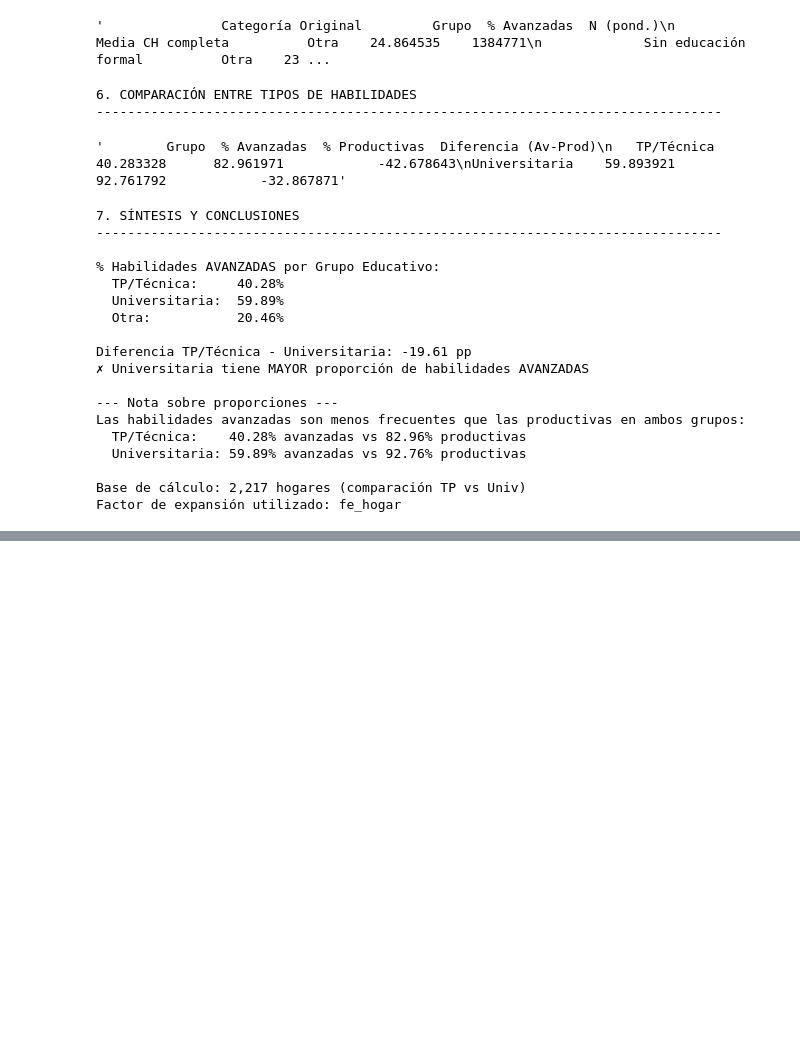
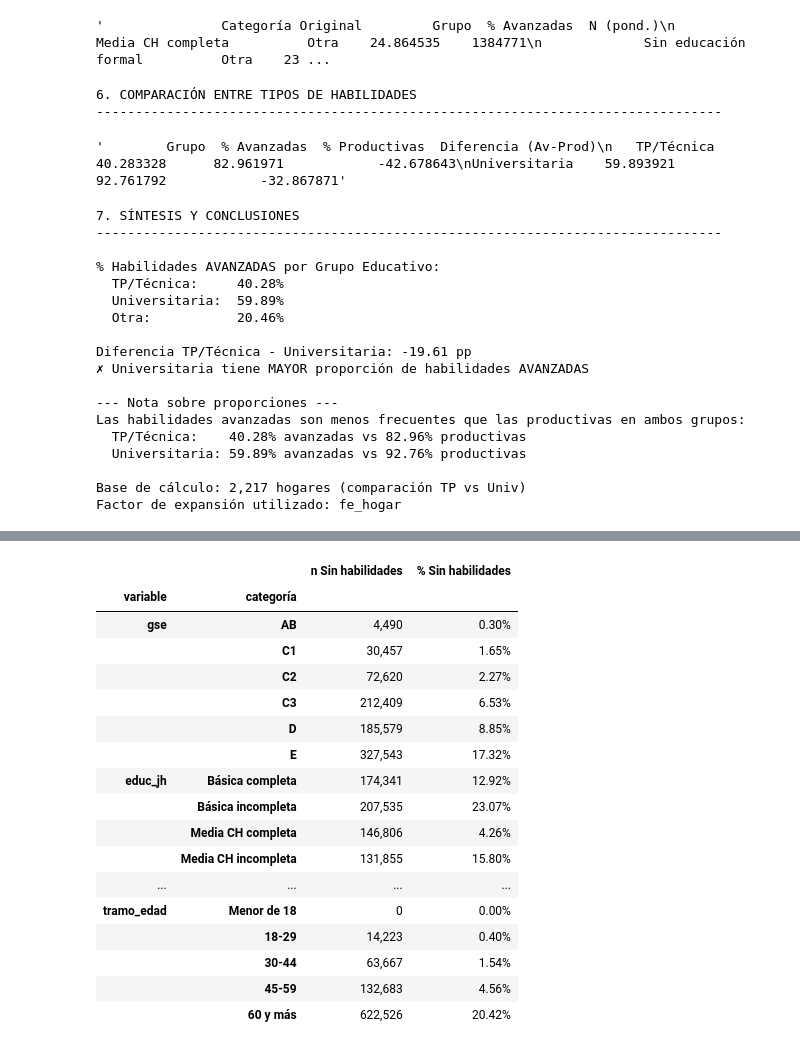
Before and after one commit to tomasleale/eaui2026, a Jupyter notebook: eaui2026.ipynb, the cells around one changed output, grey strips where cells are left out. Saved outputs shown, nothing was run; the diff lists cells and outputs as text; code cells hidden in the pictures; blank space fills up the shorter version.

```diff
--- a/eaui2026.ipynb
+++ b/eaui2026.ipynb
@@ -3465,0 +3518,72 @@ Factor de expansión utilizado: fe_hogar
+# %%
+# ============================================================
+# Relación entre 'Sin habilidades' y variables sociodemográficas
+# Factor de expansión: fe_personas
+# ============================================================
+from IPython.display import display, HTML
+
+_vars_cruce = ['gse', 'educ_jh', 'tramo_edad']
+_factor     = 'fe_personas'
+
+def _html_titulo(titulo):
+    display(HTML(f'<h4 style="margin:16px 0 4px">{titulo}</h4>'))
+
+def _html_tabla(df):
+    styled = (
+        df.style
+          .format({'n Sin habilidades': '{:,.0f}', 'n_ponderado': '{:,.0f}',
+                   '% Sin habilidades': '{:.2f}%', '%': '{:.2f}%'})
+          .set_table_styles([
+              {'selector': 'thead th',
+               'props': 'background:#2c3e50;color:#fff;padding:6px 10px;text-align:center'},
+              {'selector': 'tbody td',
+               'props': 'padding:5px 10px;border-bottom:1px solid #ddd'},
+              {'selector': 'tbody tr:hover',
+               'props': 'background:#f0f4ff'},
+              {'selector': 'th.row_heading',
+               'props': 'text-align:left;padding:5px 10px;background:#ecf0f1'},
+          ])
+    )
+    display(styled)
+
+# --- 1. Tabla única de relación ---
+_filas = []
+for _var in _vars_cruce:
+    _sub = df[[_var, 'nivel_habilidades', _factor]].dropna()
+    _t = _sub.pivot_table(
+        values=_factor, index=_var, columns='nivel_habilidades',
+        aggfunc='sum', fill_value=0, observed=True
+    )
+    if 'Sin habilidades' not in _t.columns:
+        continue
+    _t_pct = _t.div(_t.sum(axis=1), axis=0).mul(100).round(2)
+    for _cat in _t.index:
+        _filas.append({
+            'variable'         : _var,
+            'categoría'        : str(_cat),
+            'n Sin habilidades': int(round(_t.loc[_cat, 'Sin habilidades'])),
+            '% Sin habilidades': _t_pct.loc[_cat, 'Sin habilidades'],
+        })
+
+_tabla_rel = pd.DataFrame(_filas).set_index(['variable', 'categoría'])
+_html_titulo("% 'Sin habilidades' por categoría de variable sociodemográfica &nbsp;<small>(fe_personas)</small>")
+_html_tabla(_tabla_rel)
+
+# --- 2. Frecuencias de cada variable sociodemográfica (tabla única) ---
+_freq_filas = []
+for _var in _vars_cruce:
+    _sub = df[[_var, _factor]].dropna()
+    _tot = _sub[_factor].sum()
+    _g = _sub.groupby(_var, observed=True)[_factor].sum()
+    for _cat, _n in _g.items():
+        _freq_filas.append({
+            'variable' : _var,
+            'categoría': str(_cat),
+            'n_ponderado': int(round(_n)),
+            '%'          : round(_n / _tot * 100, 2),
+        })
+
+_tabla_freq = pd.DataFrame(_freq_filas).set_index(['variable', 'categoría'])
+_html_titulo("Frecuencias por variable sociodemográfica &nbsp;<small>(fe_personas)</small>")
+_html_tabla(_tabla_freq)
+# %% [output]
@@ -3465,0 +3591,18 @@ Factor de expansión utilizado: fe_hogar
+|  |  | n Sin habilidades | % Sin habilidades |
+| variable | categoría |  |  |
+| gse | AB | 4,490 | 0.30% |
+|  | C1 | 30,457 | 1.65% |
+|  | C2 | 72,620 | 2.27% |
+|  | C3 | 212,409 | 6.53% |
+|  | D | 185,579 | 8.85% |
+|  | E | 327,543 | 17.32% |
+| educ_jh | Básica completa | 174,341 | 12.92% |
+|  | Básica incompleta | 207,535 | 23.07% |
+|  | Media CH completa | 146,806 | 4.26% |
+|  | Media CH incompleta | 131,855 | 15.80% |
+| ... | ... | ... | ... |
+| tramo_edad | Menor de 18 | 0 | 0.00% |
+|  | 18-29 | 14,223 | 0.40% |
+|  | 30-44 | 63,667 | 1.54% |
+|  | 45-59 | 132,683 | 4.56% |
+|  | 60 y más | 622,526 | 20.42% |
```
Also changed, not shown: parts of 6 cells of this notebook.
